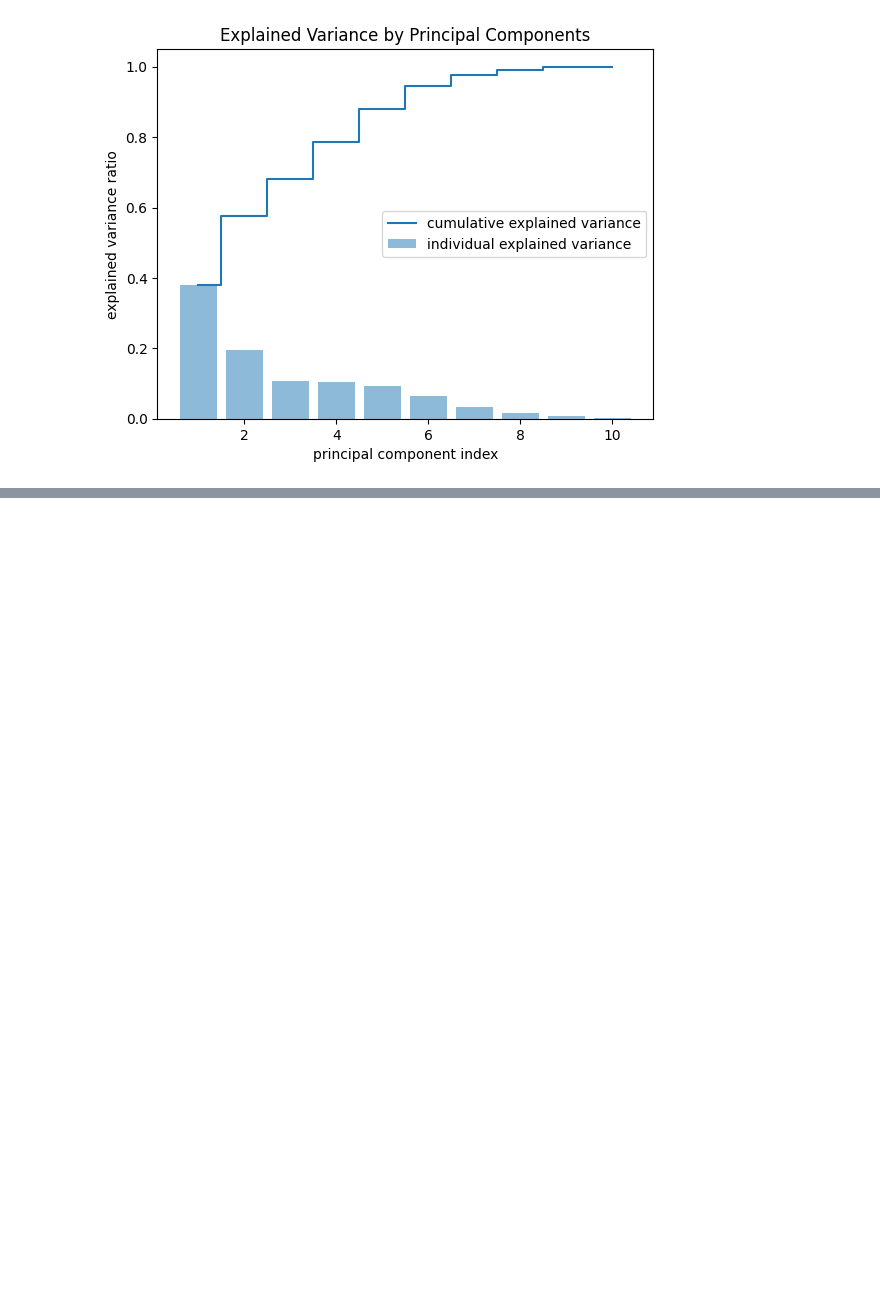
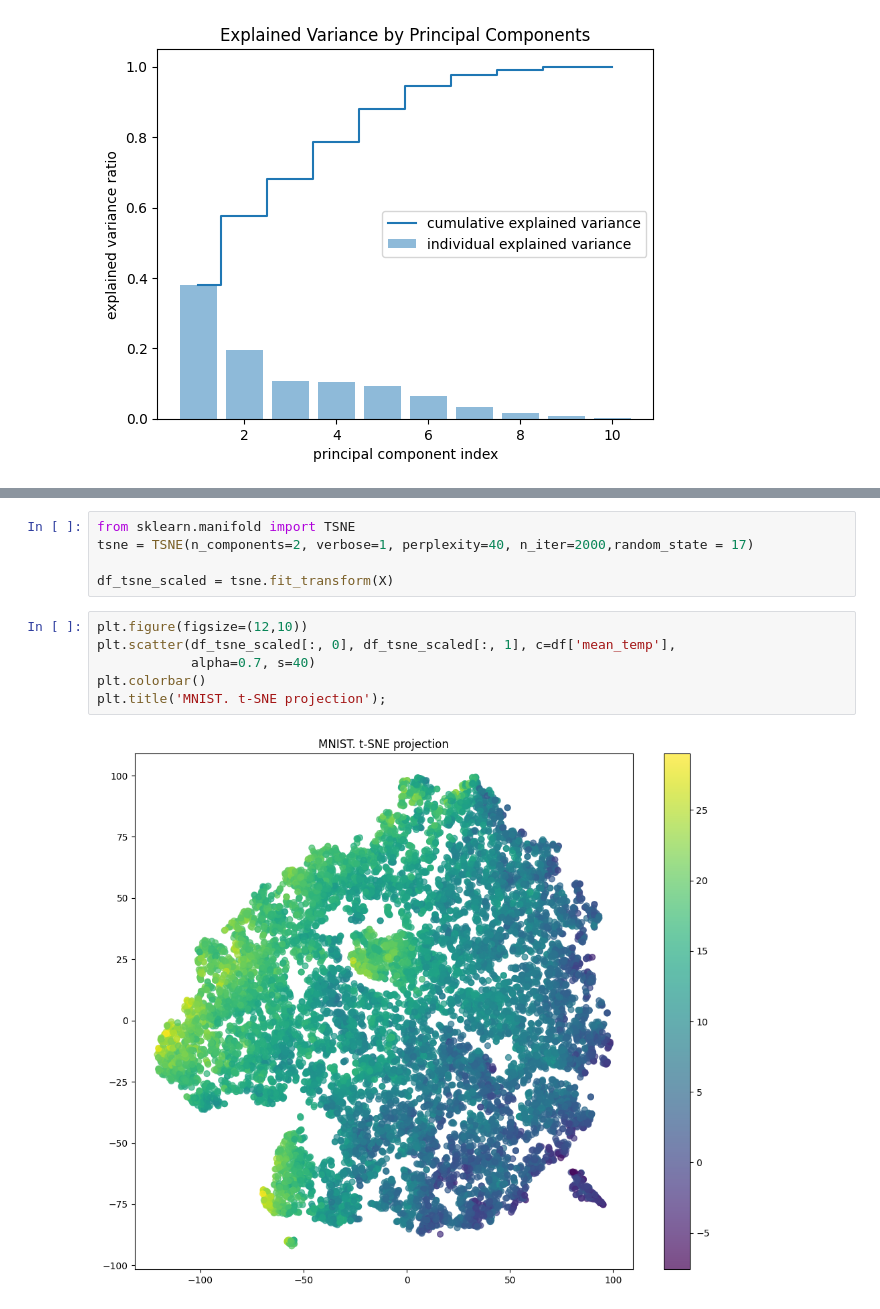
Before and after one commit to Ramyrahmeni/DataMining, a Jupyter notebook: UnsupervisedLearning.ipynb, the cells around one changed output, grey strips where cells are left out. Drawn from its saved outputs; the diff is of its cells as text; blank space fills up the shorter version.

```diff
--- a/UnsupervisedLearning.ipynb
+++ b/UnsupervisedLearning.ipynb
@@ -186,0 +239,13 @@ plt.show()
+# %%
+from sklearn.manifold import TSNE
+tsne = TSNE(n_components=2, verbose=1, perplexity=40, n_iter=2000,random_state = 17)
+
+df_tsne_scaled = tsne.fit_transform(X)
+# %%
+plt.figure(figsize=(12,10))
+plt.scatter(df_tsne_scaled[:, 0], df_tsne_scaled[:, 1], c=df['mean_temp'],
+            alpha=0.7, s=40)
+plt.colorbar()
+plt.title('MNIST. t-SNE projection');
+# %% [output]
+[figure, added]
```
Also changed, not shown: parts of 15 cells of this notebook.
